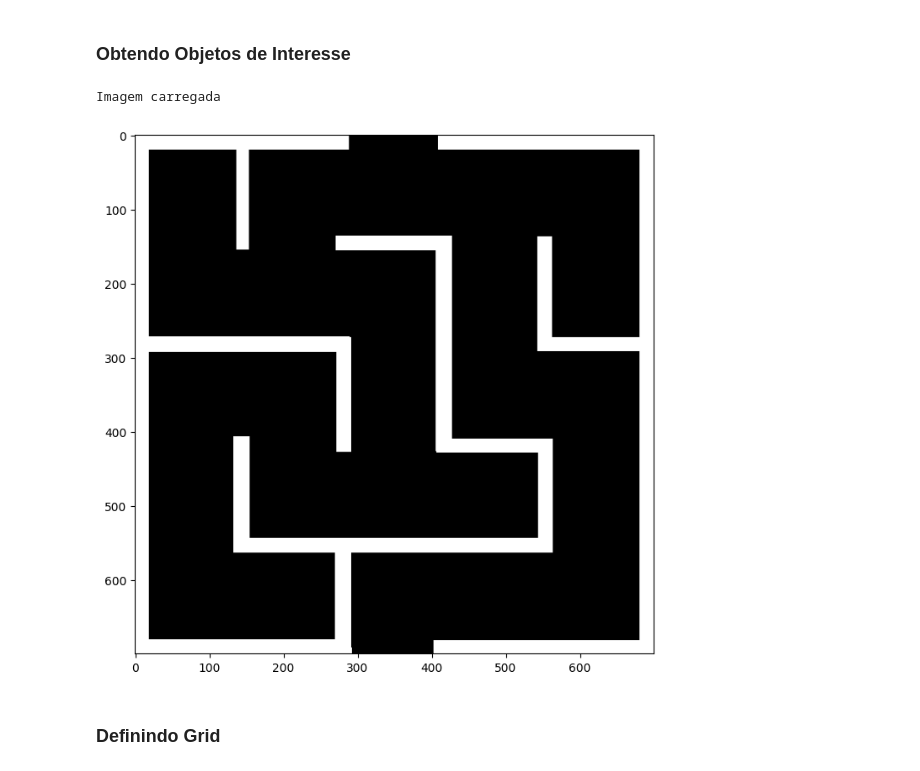
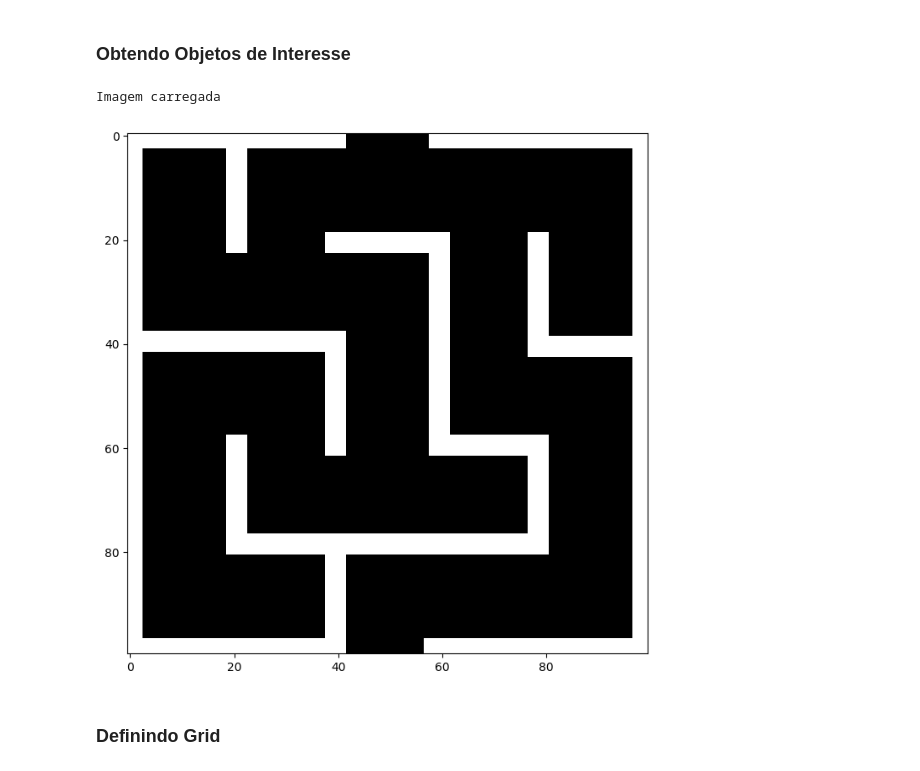
Before and after one commit to danielecassia/rm_tp2_EVE, a Jupyter notebook: api/roadmap.ipynb, the cells around one changed output. Cells and saved outputs as stored; diff of their text form; code cells hidden in the pictures.

Commit message:
change size maze

```diff
--- a/api/roadmap.ipynb
+++ b/api/roadmap.ipynb
@@ -22,39 +22,39 @@ np.set_printoptions(precision=3,suppress=True)
 # %%
 # Objetos de interesse
 
 # Flag para evitar figuras nao utilizadas
 CREATE_PLOTS = True
 
-# Objetivos
-start_node = (9,31)
-end_node = (31,9)
+# Objetivos Maze
+start_node = (6,17)
+end_node = (17,6)
 
 # Maze
 figsize = (8,8)
 img = 1 - mpimg.imread('../img/invMaze.png')
-dims = [70,70] # Dimensoes do mapa (m)
-cell_size = 2  # Tamanha da celula do grid (m)
+dims = [20,20] # Dimensoes do mapa (m)
+cell_size = 1  # Tamanha da celula do grid (m)
 
 # Definir range x e y para a conversao de mapa-cena
 # TODO: Definir padrao para nao alterar
-sceneXrange = (20,-20) # para direita
-sceneYrange = (-20,20) # para baixo
+sceneXrange = (10,-10) # para direita
+sceneYrange = (-10,10) # para baixo
 
 # Apenas para garantir que só teremos esses dois valores
-threshold = 0.5
+threshold = 0.2
 img[img > threshold] = 1
 img[img<= threshold] = 0
 
 # Definindo figura
 if CREATE_PLOTS:
     fig = plt.figure(figsize=figsize,dpi=100)
     ax = fig.add_subplot(111,aspect='equal')
     ax.imshow(img, cmap='Greys', origin='upper')
 
 print("Imagem carregada")
 # %% [output]
 Imagem carregada
-[figure, old version]
+[figure, new version]
 # %% [markdown]
 ### Definindo Grid
 # %%
```
Also changed, not shown: parts of 5 cells of this notebook, 8 other files.
